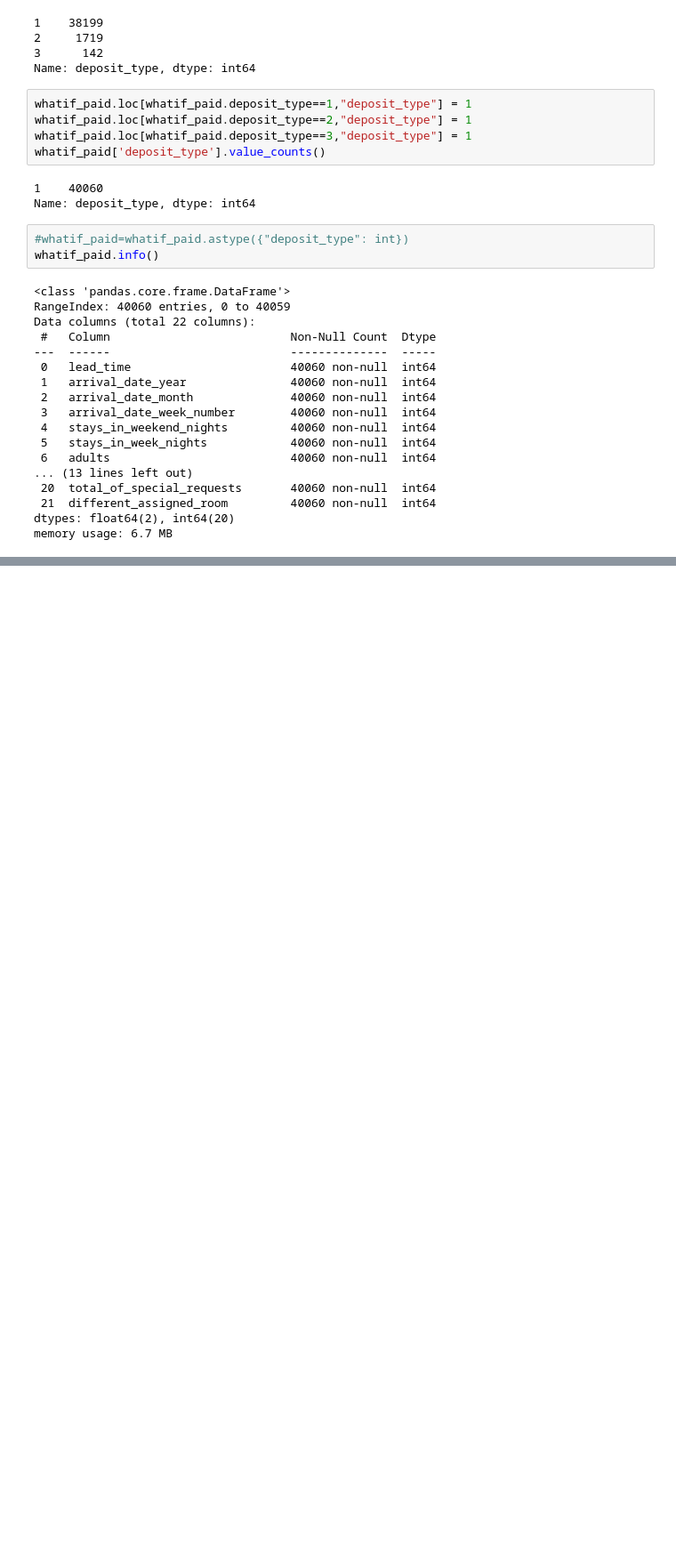
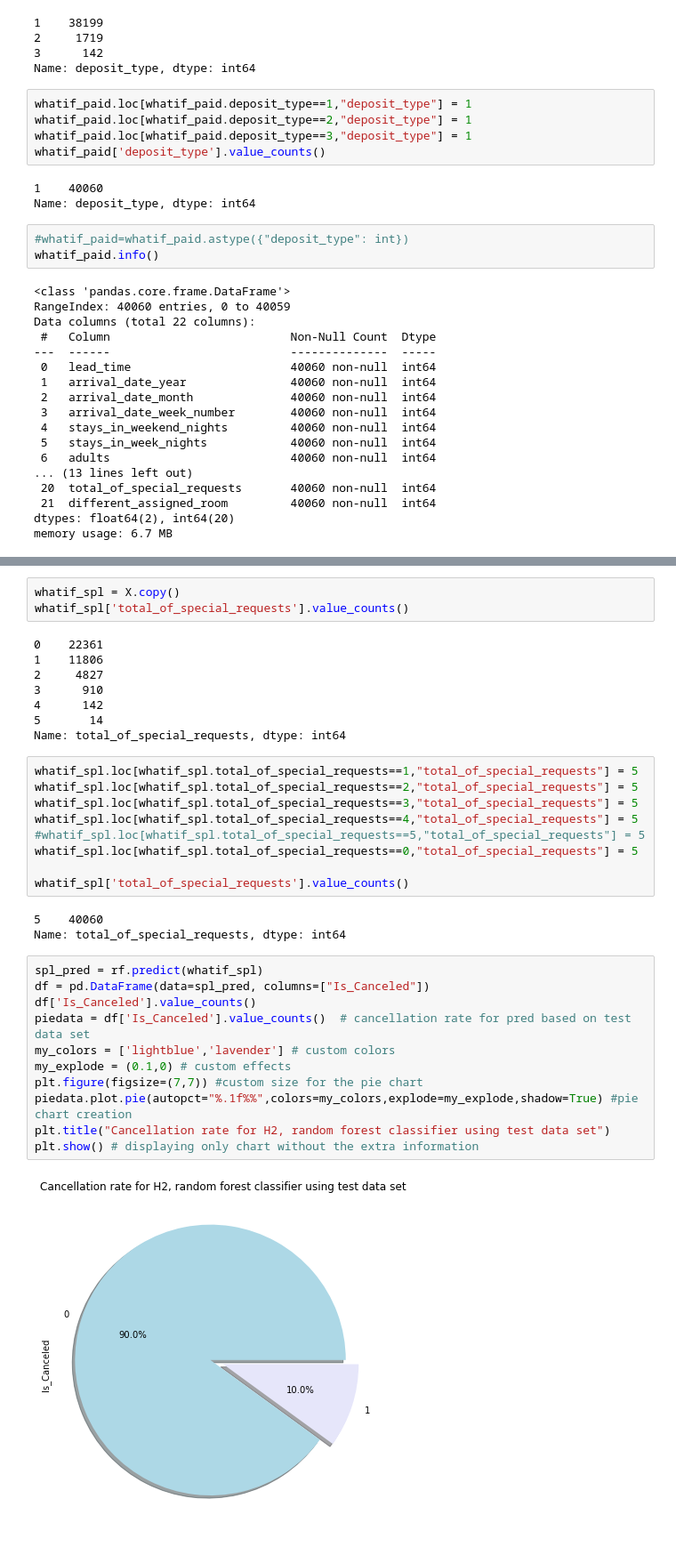
Before and after one commit to brinda-msy/HotelDemandRandomForestClassifierWhatIf, a Jupyter notebook: MIS581TestDrive RandomForestClassifier for h1.ipynb, the cells around one changed output, grey strips where cells are left out. Shown at 89% size. Saved outputs shown, nothing was run; the diff lists cells and outputs as text; blank space fills up the shorter version.

```diff
--- a/MIS581TestDrive RandomForestClassifier for h1.ipynb
+++ b/MIS581TestDrive RandomForestClassifier for h1.ipynb
@@ -353,0 +485,36 @@ Accuracy: 93.84%
+# %%
+whatif_spl = X.copy()
+whatif_spl['total_of_special_requests'].value_counts()
+# %% [output]
+0    22361
+1    11806
+2     4827
+3      910
+4      142
+5       14
+Name: total_of_special_requests, dtype: int64
+# %%
+whatif_spl.loc[whatif_spl.total_of_special_requests==1,"total_of_special_requests"] = 5
+whatif_spl.loc[whatif_spl.total_of_special_requests==2,"total_of_special_requests"] = 5
+whatif_spl.loc[whatif_spl.total_of_special_requests==3,"total_of_special_requests"] = 5
+whatif_spl.loc[whatif_spl.total_of_special_requests==4,"total_of_special_requests"] = 5
+#whatif_spl.loc[whatif_spl.total_of_special_requests==5,"total_of_special_requests"] = 5
+whatif_spl.loc[whatif_spl.total_of_special_requests==0,"total_of_special_requests"] = 5
+
+whatif_spl['total_of_special_requests'].value_counts()
+# %% [output]
+5    40060
+Name: total_of_special_requests, dtype: int64
+# %%
+spl_pred = rf.predict(whatif_spl)
+df = pd.DataFrame(data=spl_pred, columns=["Is_Canceled"])
+df['Is_Canceled'].value_counts()
+piedata = df['Is_Canceled'].value_counts()  # cancellation rate for pred based on test data set
+my_colors = ['lightblue','lavender'] # custom colors
+my_explode = (0.1,0) # custom effects
+plt.figure(figsize=(7,7)) #custom size for the pie chart
+piedata.plot.pie(autopct="%.1f%%",colors=my_colors,explode=my_explode,shadow=True) #pie chart creation
+plt.title("Cancellation rate for H2, random forest classifier using test data set")
+plt.show() # displaying only chart without the extra information
+# %% [output]
+[figure, added]
```
Also changed, not shown: parts of 39 cells of this notebook.
